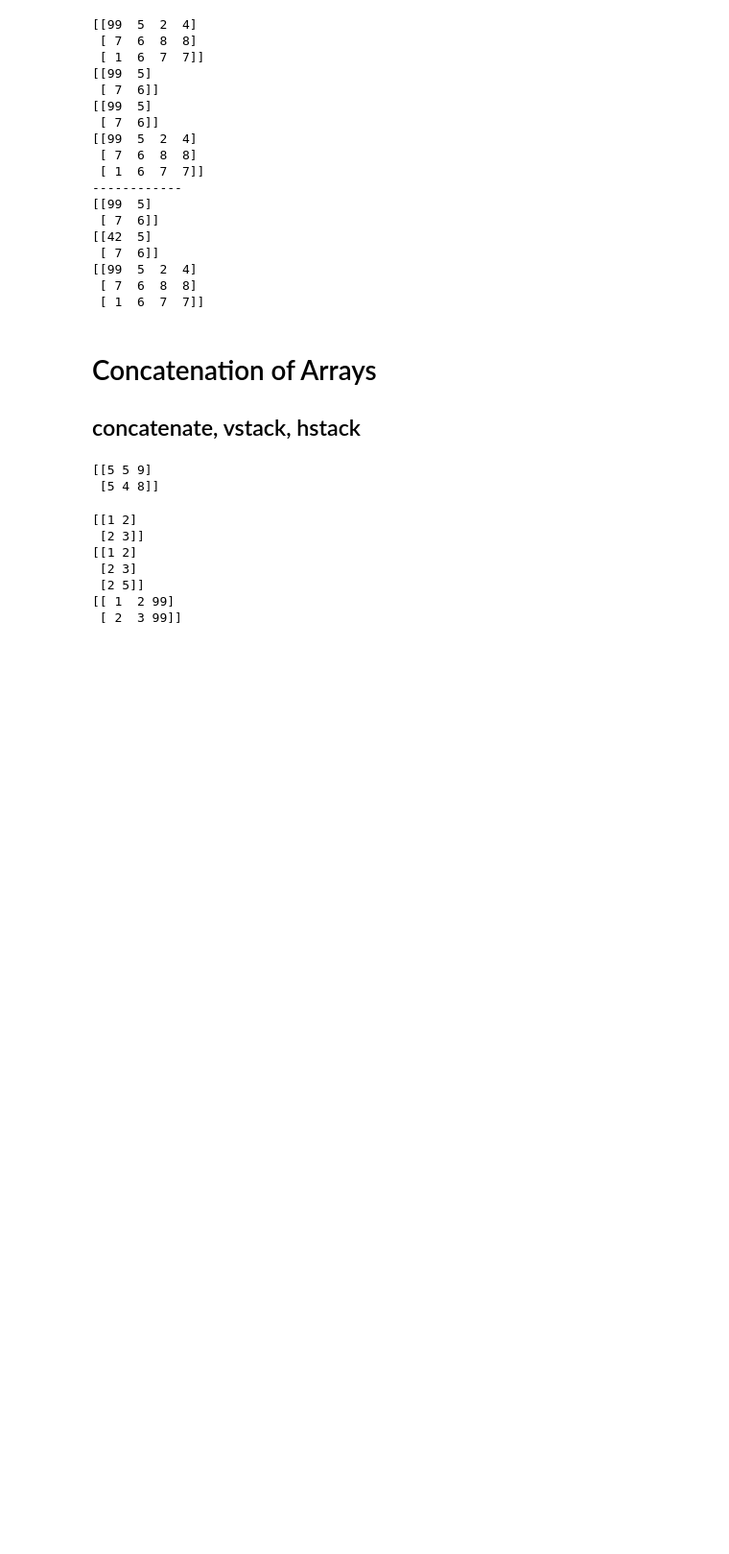
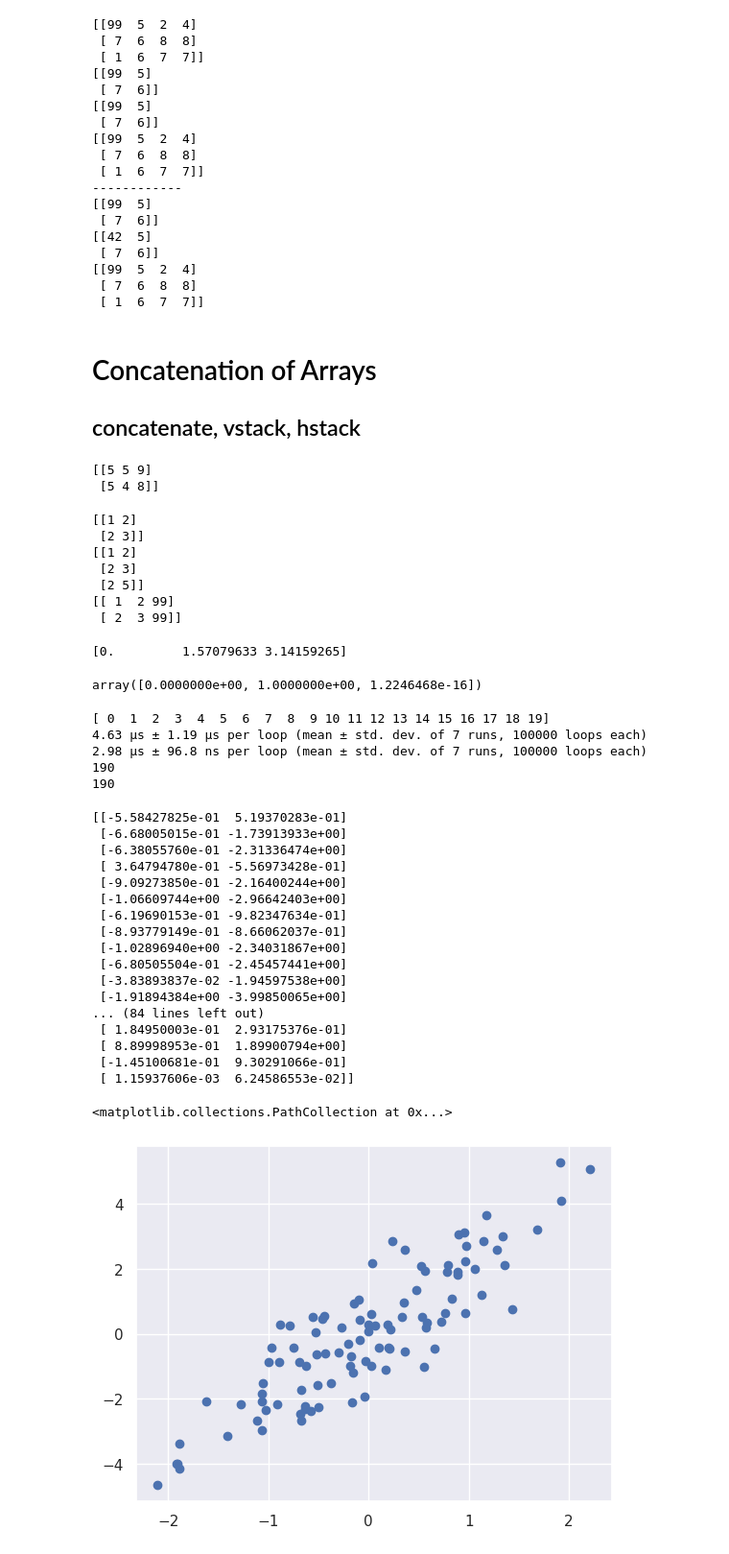
Before and after one commit to SreeHarshaGudise/Python_For_Datascience, a Jupyter notebook: Python_HandBook_for_Data_Science.ipynb, the cells around one changed output. Shown at 96% size. Drawn from its saved outputs; the diff is of its cells as text; code cells hidden in the pictures; blank space fills up the shorter version.

Commit message:
Some Basics Learned today on Aggregations, Ufuncs, Fancy Indexing of Numpy

```diff
--- a/Python_HandBook_for_Data_Science.ipynb
+++ b/Python_HandBook_for_Data_Science.ipynb
@@ -217,3 +217,61 @@ print(z)
  [2 5]]
 [[ 1  2 99]
  [ 2  3 99]]
+# %%
+import numpy as np
+x = np.linspace(0,np.pi,3)
+print(x)
+# %% [output]
+[0.         1.57079633 3.14159265]
+# %%
+np.sin(x)
+# %% [output]
+array([0.0000000e+00, 1.0000000e+00, 1.2246468e-16])
+# %%
+# Use numpy versioned universal function as they compute the calculations very fast compared to normal interpreter
+
+x = np.arange(20)
+print(x)
+%timeit y = sum(x)
+%timeit z = np.sum(x)
+print(y)
+print(z)
+# %% [output]
+[ 0  1  2  3  4  5  6  7  8  9 10 11 12 13 14 15 16 17 18 19]
+4.63 µs ± 1.19 µs per loop (mean ± std. dev. of 7 runs, 100000 loops each)
+2.98 µs ± 96.8 ns per loop (mean ± std. dev. of 7 runs, 100000 loops each)
+190
+190
+# %%
+# Selecting Random Points
+mean = [0,0]
+cov = [[1,2],[2,5]]
+X = np.random.multivariate_normal(mean, cov, 100)
+print(X)
+
+%matplotlib inline
+import matplotlib.pyplot as plt
+import seaborn
+seaborn.set()
+
+plt.scatter(X[:,0],X[:,1])
+# %% [output]
+[[-5.58427825e-01  5.19370283e-01]
+ [-6.68005015e-01 -1.73913933e+00]
+ [-6.38055760e-01 -2.31336474e+00]
+ [ 3.64794780e-01 -5.56973428e-01]
+ [-9.09273850e-01 -2.16400244e+00]
+ [-1.06609744e+00 -2.96642403e+00]
+ [-6.19690153e-01 -9.82347634e-01]
+ [-8.93779149e-01 -8.66062037e-01]
+ [-1.02896940e+00 -2.34031867e+00]
+ [-6.80505504e-01 -2.45457441e+00]
+ [-3.83893837e-02 -1.94597538e+00]
+ [-1.91894384e+00 -3.99850065e+00]
+... (84 lines left out)
+ [ 1.84950003e-01  2.93175376e-01]
+ [ 8.89998953e-01  1.89900794e+00]
+ [-1.45100681e-01  9.30291066e-01]
+ [ 1.15937606e-03  6.24586553e-02]]
+<matplotlib.collections.PathCollection at 0x...>
+[figure, added]
```
